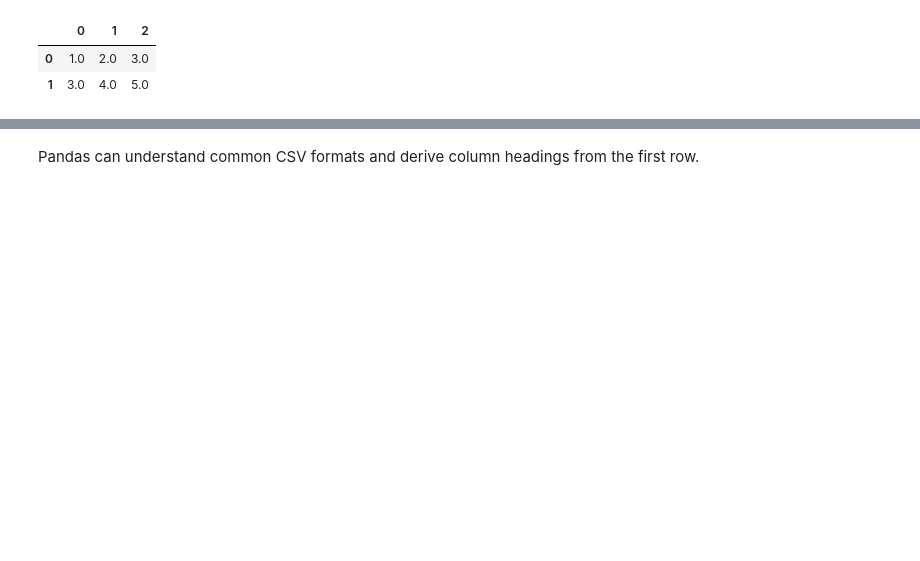
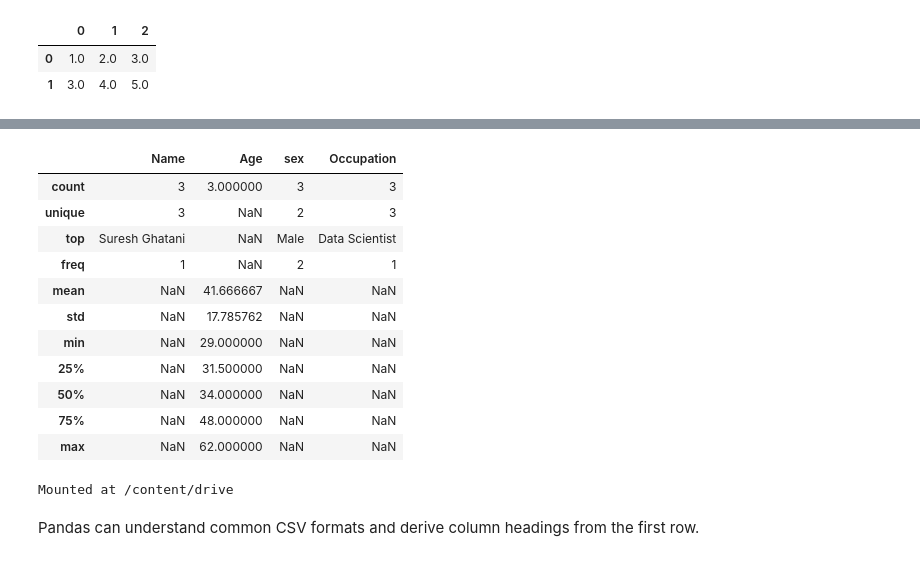
Before and after one commit to ghatanisuresh/DataScience_tutorial, a Jupyter notebook: DS.ipynb, the cells around one changed output, grey strips where cells are left out. Saved outputs shown, nothing was run; the diff lists cells and outputs as text; code cells hidden in the pictures; blank space fills up the shorter version.

```diff
--- a/DS.ipynb
+++ b/DS.ipynb
@@ -365,3 +452,12 @@ df
 |  | 0 | 1 | 2 |
 | 0 | 1.0 | 2.0 | 3.0 |
 | 1 | 3.0 | 4.0 | 5.0 |
+# %%
+sample_data = pd.DataFrame(
+    {
+        "Name": ["Suresh Ghatani", 'Anuradha Diwali','Gyan Bd. Ghatani'],
+        "Age" : [34, 29, 62],
+        "sex" : ["Male", "Female", "Male"],
+        "Occupation":["Data Scientist", "Nurse", "Entrepreunear"],
+    })
+sample_data
@@ -368,3 +515,25 @@ df
+# %%
+sample_data.describe(include = "all")
+# %% [output]
+|  | Name | Age | sex | Occupation |
+| count | 3 | 3.000000 | 3 | 3 |
+| unique | 3 | NaN | 2 | 3 |
+| top | Suresh Ghatani | NaN | Male | Data Scientist |
+| freq | 1 | NaN | 2 | 1 |
+| mean | NaN | 41.666667 | NaN | NaN |
+| std | NaN | 17.785762 | NaN | NaN |
+| min | NaN | 29.000000 | NaN | NaN |
+| 25% | NaN | 31.500000 | NaN | NaN |
+| 50% | NaN | 34.000000 | NaN | NaN |
+| 75% | NaN | 48.000000 | NaN | NaN |
+| max | NaN | 62.000000 | NaN | NaN |
+# %%
+# prompt: connect with drive
+
+from google.colab import drive
+drive.mount('/content/drive')
+# %% [output]
+Mounted at /content/drive
 # %% [markdown]
 Pandas can understand common CSV formats and derive column headings from the first row.
 # %%
```
Also changed, not shown: parts of 40 cells of this notebook.
